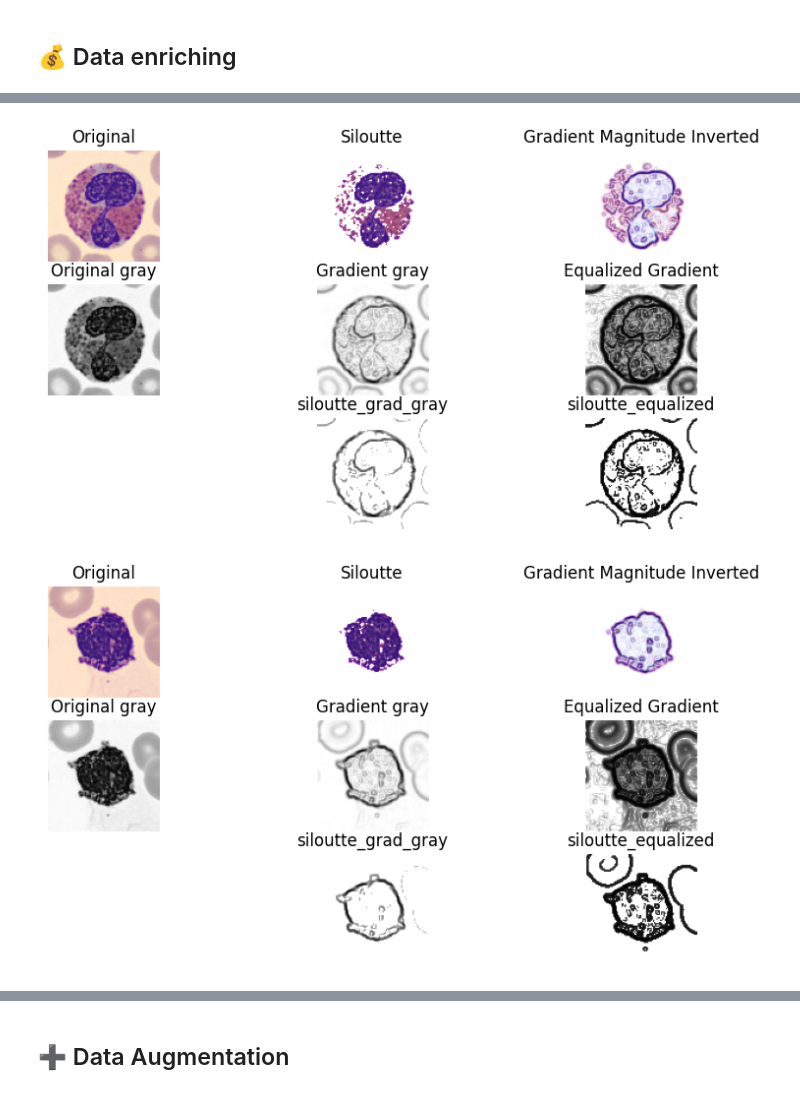
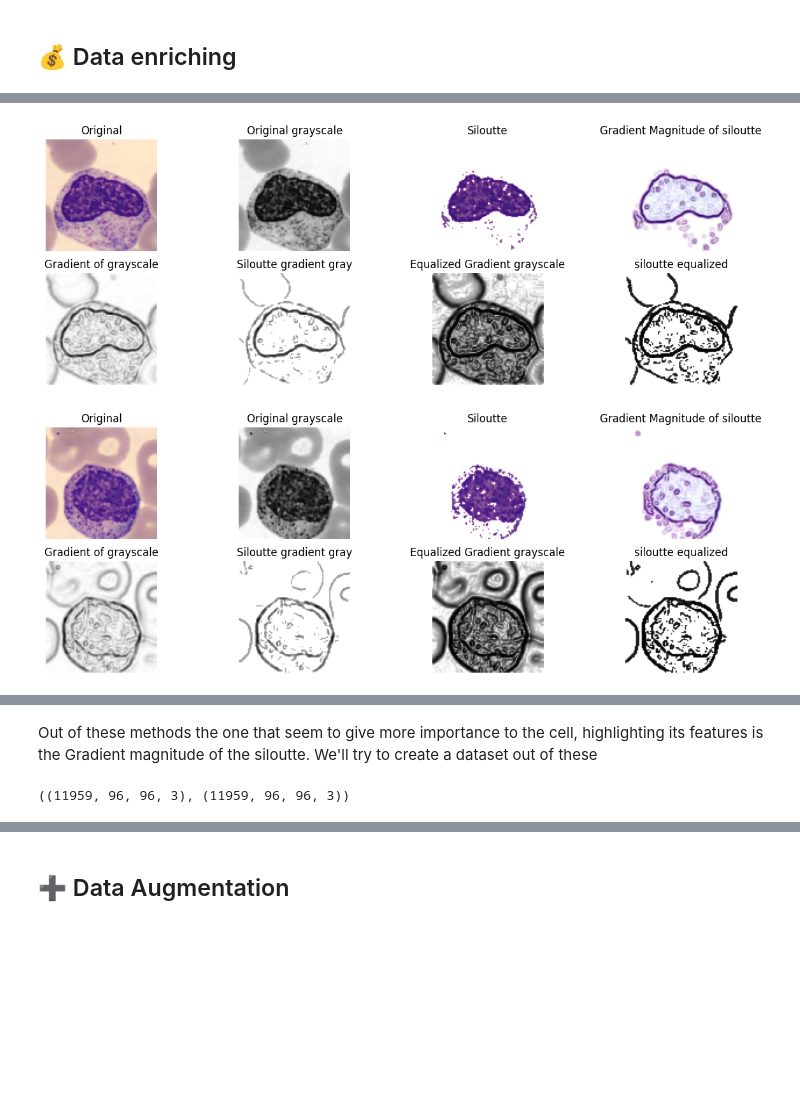
Before and after one commit to sissamatteo29/ANN_Cell_Classification, a Jupyter notebook: data_wrangling.ipynb, the cells around one changed output, grey strips where cells are left out. Saved outputs shown, nothing was run; the diff lists cells and outputs as text; code cells hidden in the pictures; blank space fills up the shorter version.

Commit message:
edge highlight algorithm + augment data

```diff
--- a/data_wrangling.ipynb
+++ b/data_wrangling.ipynb
@@ -304,7 +283,8 @@ def get_gradient(img):
 
     return inverted_edges
 # %%
-def edge_highlighting(image):
+def compare_methods(image):
+    image = (image * 255).astype(np.uint8)
 
     siloutte = get_siloutte(image, 120, gray=False, plot=False)
 
@@ -321,22 +301,22 @@ def edge_highlighting(image):
     siloutte_grad = get_siloutte(gradient_gray, 180, gray=True, plot=False)
     siloutte_grad_eq = get_siloutte(equalized, 60, gray=True, plot=False)
 
-    plt.figure(figsize=(10, 5))
-    plt.subplot(331), plt.imshow(image, cmap='gray'), plt.title('Original'), plt.axis('off')
-    plt.subplot(332), plt.imshow(siloutte, cmap='gray'), plt.title('Siloutte'), plt.axis('off')
-    plt.subplot(333), plt.imshow(gradient_orig, cmap='gray'), plt.title('Gradient Magnitude Inverted'), plt.axis('off')
-    plt.subplot(334), plt.imshow(gray, cmap='gray'), plt.title('Original gray'), plt.axis('off')
-    plt.subplot(335), plt.imshow(gradient_gray, cmap='gray'), plt.title('Gradient gray'), plt.axis('off')
-    plt.subplot(336), plt.imshow(equalized, cmap='gray'), plt.title('Equalized Gradient'), plt.axis('off')
+    plt.figure(figsize=(15, 5))
+    plt.subplot(241), plt.imshow(image, cmap='gray'), plt.title('Original'), plt.axis('off')
+    plt.subplot(242), plt.imshow(gray, cmap='gray'), plt.title('Original grayscale'), plt.axis('off')
+    plt.subplot(243), plt.imshow(siloutte, cmap='gray'), plt.title('Siloutte'), plt.axis('off')
+    plt.subplot(244), plt.imshow(gradient_orig, cmap='gray'), plt.title('Gradient Magnitude of siloutte'), plt.axis('off')
 
-    plt.subplot(338), plt.imshow(siloutte_grad, cmap='gray'), plt.title('siloutte_grad_gray'), plt.axis('off')
-    plt.subplot(339), plt.imshow(siloutte_grad_eq, cmap='gray'), plt.title('siloutte_equalized'), plt.axis('off')
+    plt.subplot(245), plt.imshow(gradient_gray, cmap='gray'), plt.title('Gradient of grayscale'), plt.axis('off')
+    plt.subplot(246), plt.imshow(siloutte_grad, cmap='gray'), plt.title('Siloutte gradient gray'), plt.axis('off')
+    plt.subplot(247), plt.imshow(equalized, cmap='gray'), plt.title('Equalized Gradient grayscale'), plt.axis('off')
+    plt.subplot(248), plt.imshow(siloutte_grad_eq, cmap='gray'), plt.title('siloutte equalized'), plt.axis('off')
 # %%
 # choose a random image to apply edge highlighting
 for i in range(3):
     rand_idx = np.random.randint(0, x_clean.shape[0])
-    img = (x_clean[rand_idx] * 255).astype(np.uint8)
-    edge_highlighting(img)
+    img = x_clean[rand_idx]
+    compare_methods(img)
 # %% [output]
-[figure, old version]
+[figure, new version]
-[figure, old version]
+[figure, new version]
@@ -343,0 +324,2 @@ for i in range(3):
+# %% [markdown]
+Out of these methods the one that seem to give more importance to the cell, highlighting its features is the Gradient magnitude of the siloutte. We'll try to create a dataset out of these
@@ -343,0 +332,5 @@ for i in range(3):
+# %%
+x_enriched = np.array(list(map(edge_highlighting, x_clean)))
+x_clean.shape, x_enriched.shape
+# %% [output]
+((11959, 96, 96, 3), (11959, 96, 96, 3))
```
Also changed, not shown: parts of 16 cells of this notebook.
